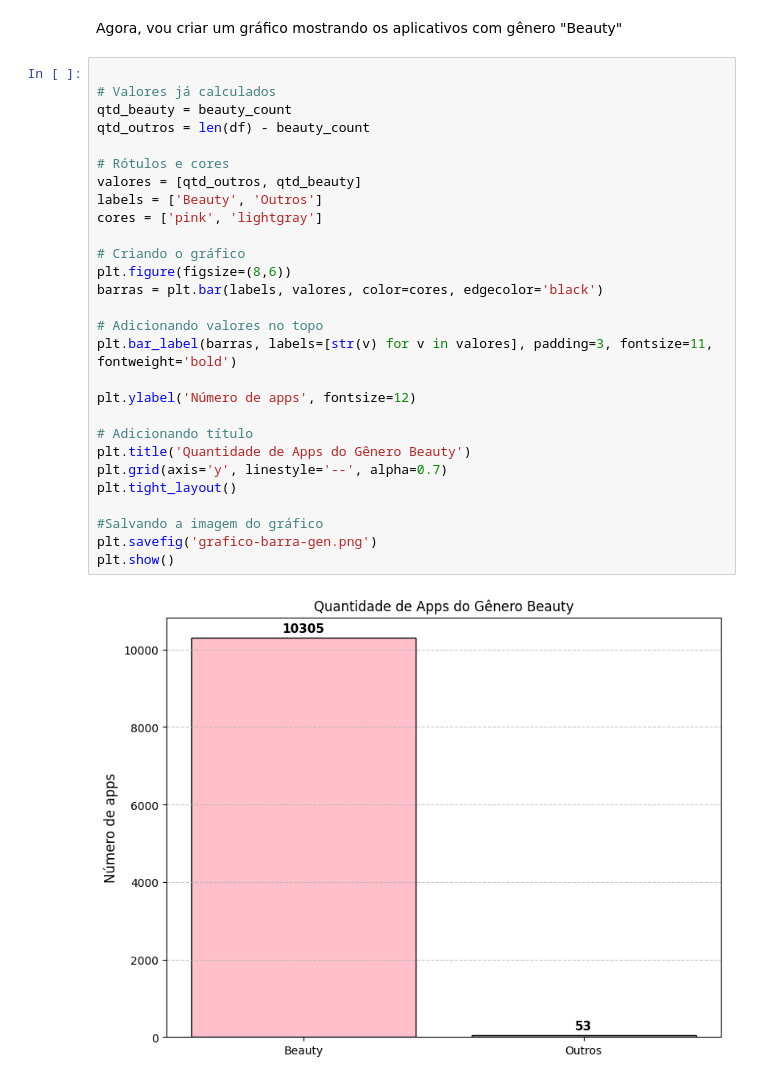
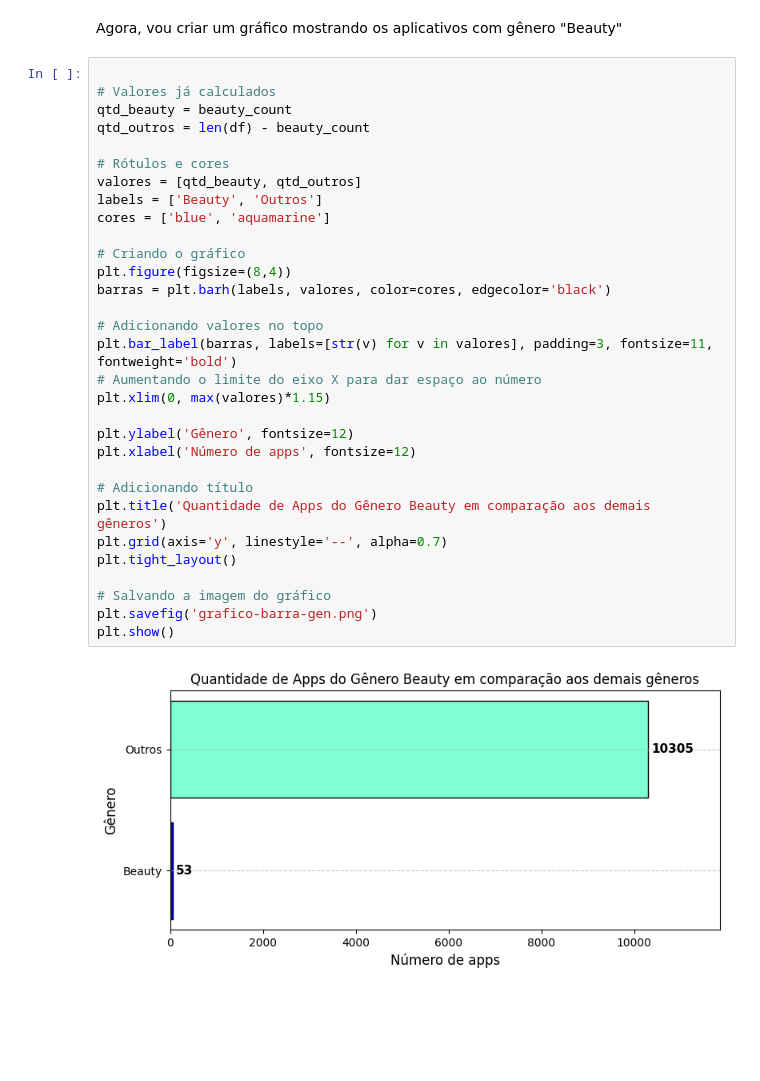
Before and after one commit to aline-hoffmann/scholarship-compass, a Jupyter notebook: Sprint_2/Desafio/desafio.ipynb, the cells around one changed output. Drawn from its saved outputs; the diff is of its cells as text; blank space fills up the shorter version.

```diff
--- a/Sprint_2/Desafio/desafio.ipynb
+++ b/Sprint_2/Desafio/desafio.ipynb
@@ -341,30 +341,33 @@ Agora, vou criar um gráfico mostrando os aplicativos com gênero "Beauty"
 # %%
 
 # Valores já calculados
 qtd_beauty = beauty_count
 qtd_outros = len(df) - beauty_count
 
 # Rótulos e cores
-valores = [qtd_outros, qtd_beauty]
+valores = [qtd_beauty, qtd_outros]
 labels = ['Beauty', 'Outros']
-cores = ['pink', 'lightgray']
+cores = ['blue', 'aquamarine']
 
 # Criando o gráfico
-plt.figure(figsize=(8,6))
-barras = plt.bar(labels, valores, color=cores, edgecolor='black')
+plt.figure(figsize=(8,4))
+barras = plt.barh(labels, valores, color=cores, edgecolor='black')
 
 # Adicionando valores no topo
 plt.bar_label(barras, labels=[str(v) for v in valores], padding=3, fontsize=11, fontweight='bold')
+# Aumentando o limite do eixo X para dar espaço ao número
+plt.xlim(0, max(valores)*1.15)
 
-plt.ylabel('Número de apps', fontsize=12)
+plt.ylabel('Gênero', fontsize=12)
+plt.xlabel('Número de apps', fontsize=12)
 
 # Adicionando título
-plt.title('Quantidade de Apps do Gênero Beauty')
+plt.title('Quantidade de Apps do Gênero Beauty em comparação aos demais gêneros')
 plt.grid(axis='y', linestyle='--', alpha=0.7)
 plt.tight_layout()
 
-#Salvando a imagem do gráfico
+# Salvando a imagem do gráfico
 plt.savefig('grafico-barra-gen.png')
 plt.show()
 # %% [output]
-[figure, old version]
+[figure, new version]
```
Also changed, not shown: parts of 1 cell of this notebook, 1 other file.
